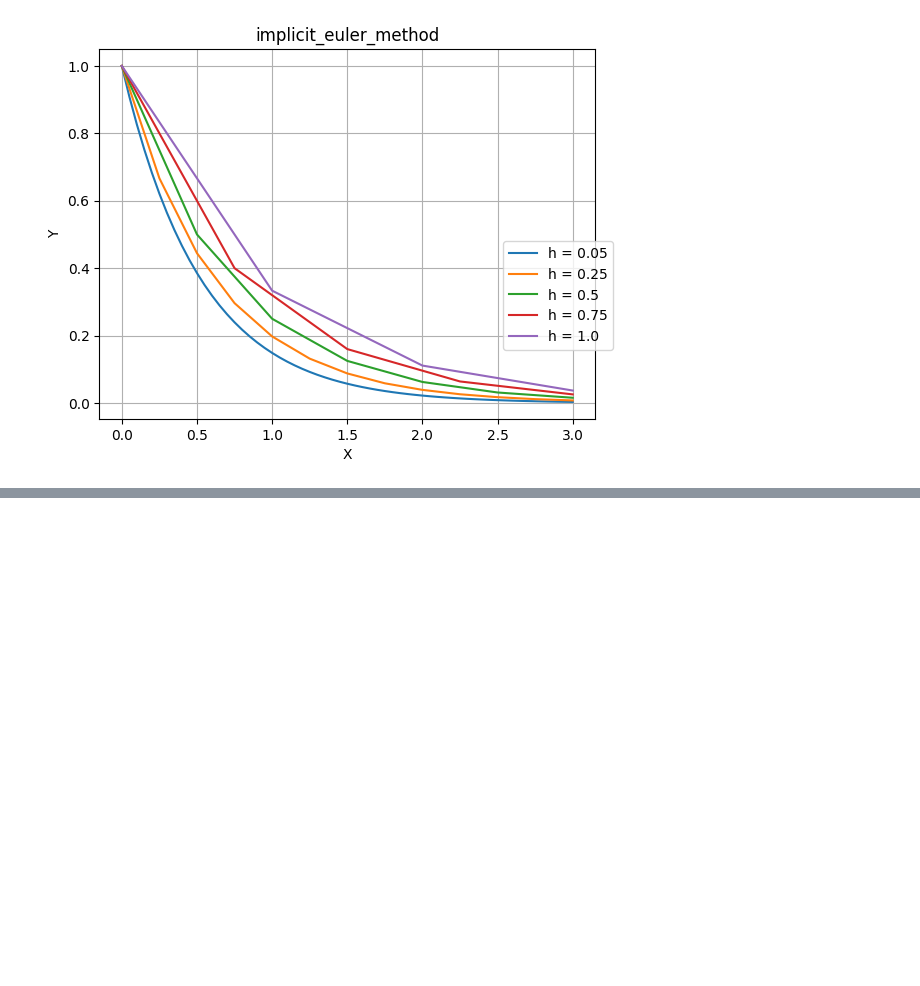
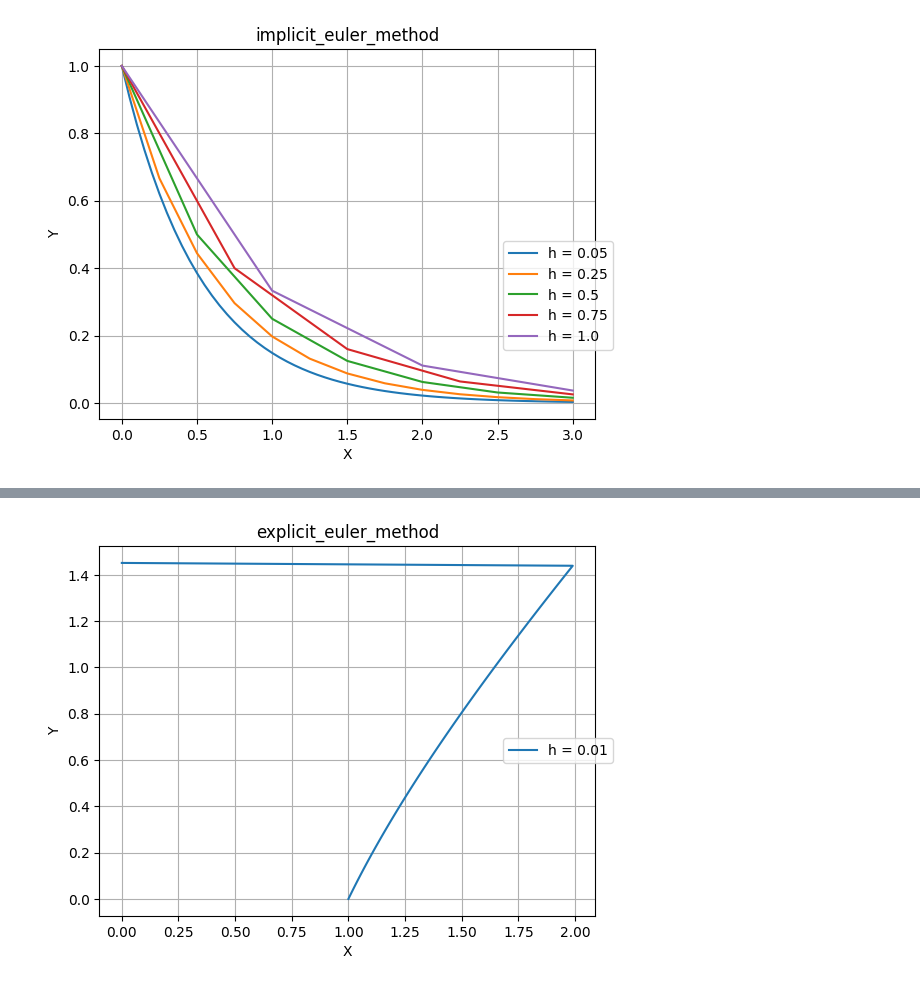
Before and after one commit to weldersalvador/Numerical-analysis-Python, a Jupyter notebook: Differential_Equations/euler/euler_method.ipynb, the cells around one changed output, grey strips where cells are left out. Saved outputs shown, nothing was run; the diff lists cells and outputs as text; code cells hidden in the pictures; blank space fills up the shorter version.

```diff
--- a/Differential_Equations/euler/euler_method.ipynb
+++ b/Differential_Equations/euler/euler_method.ipynb
@@ -59,0 +89,10 @@ plot_aprox(1,0,3,func,h = h, method = implicit_euler_method)
+# %%
+def func(t,y):
+    return (1 + t)/(1 + y)
+
+def real_func(t):
+    return t + (1/t - t)
+# %%
+plot_aprox(0,1,2,func,h = [0.01],method = explicit_euler_method)
+# %% [output]
+[figure, added]
```
Also changed, not shown: parts of 14 cells of this notebook.
